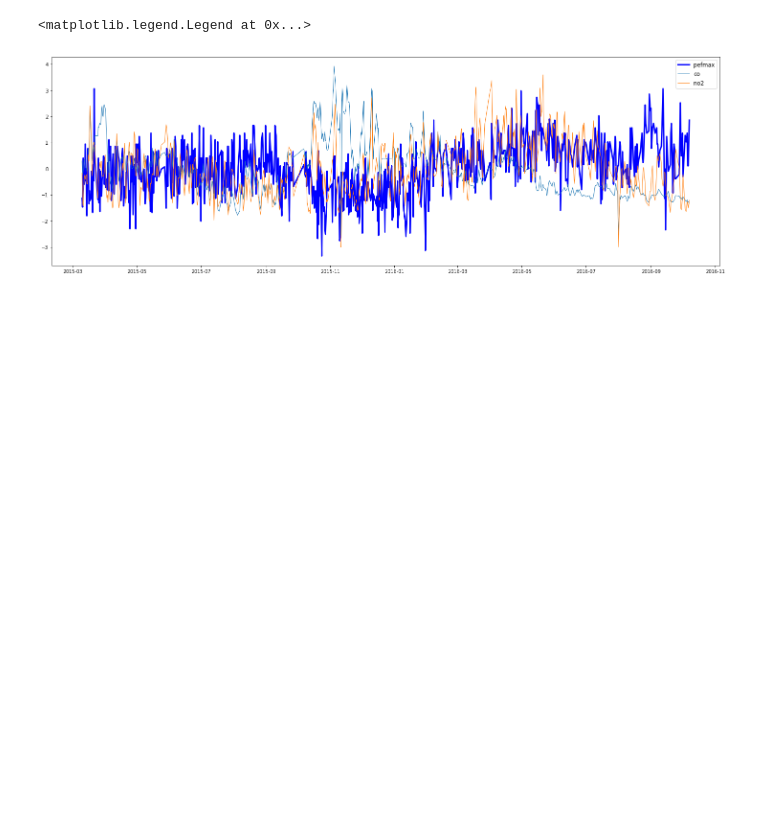
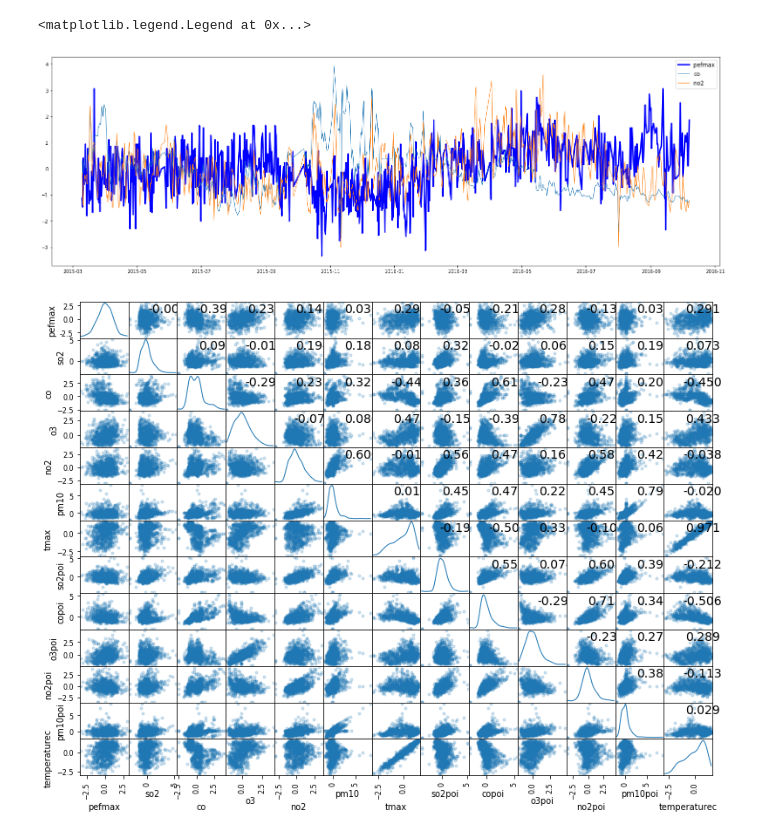
Before and after one commit to sada-narayanappa/Notebooks, a Jupyter notebook: SCHAS/pef/PredictPEF.ipynb, the cells around one changed output. Saved outputs shown, nothing was run; the diff lists cells and outputs as text; code cells hidden in the pictures; blank space fills up the shorter version.

```diff
--- a/SCHAS/pef/PredictPEF.ipynb
+++ b/SCHAS/pef/PredictPEF.ipynb
@@ -112,12 +113,15 @@ pefmax, so2, co, o3, no2, pm10, so2poi, copoi, o3poi, no2poi, pm10poi, temperatu
 #display(HTML(dp.to_html()) )
 # %%
 c="r,g,b,c,m,y,k,w".split(",")
-axes = scatter_matrix(dp, alpha=0.2, diagonal='kde', figsize=(13, 10)); # diagonal can be 'hist';
+dpc = dp["pefmax,so2,co,o3,no2,pm10,tmax,so2poi,copoi,o3poi,no2poi,pm10poi,temperaturec".split(',')]
+axes = scatter_matrix(dpc, alpha=0.2, diagonal='kde', figsize=(13, 10)); # diagonal can be 'hist';
 
-#corr = dp.corr().as_matrix()
-#for i, j in zip(*plt.np.triu_indices_from(axes, k=1)):
-#    axes[i, j].annotate("%.3f" %corr[i,j], (0.8, 0.8), xycoords='axes fraction', ha='center', va='center')
-#plt.show()
+corr = dpc.corr().as_matrix()
+for i, j in zip(*plt.np.triu_indices_from(axes, k=1)):
+    axes[i, j].annotate("%.3f" %corr[i,j], (0.8, 0.8), xycoords='axes fraction', ha='center', va='center')
+plt.show()
+# %% [output]
+[figure, added]
 # %%
 def run_reg(X,y,reg_class,printDebug = False , reg=None):
     # Construct a kfolds object
```
Also changed, not shown: parts of 9 cells of this notebook.
